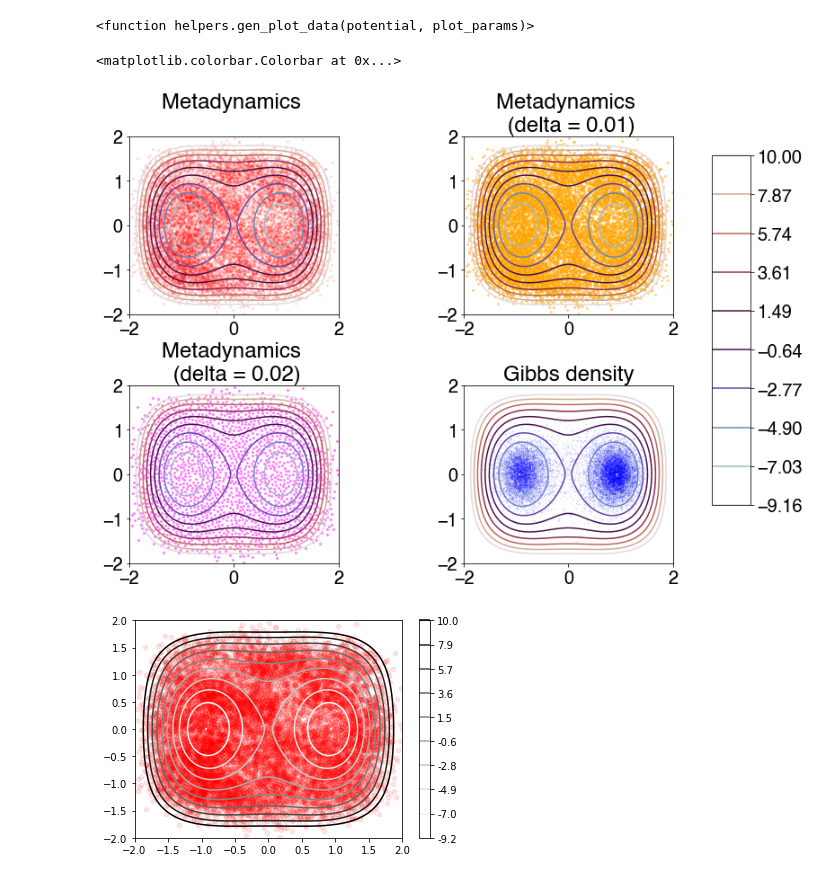
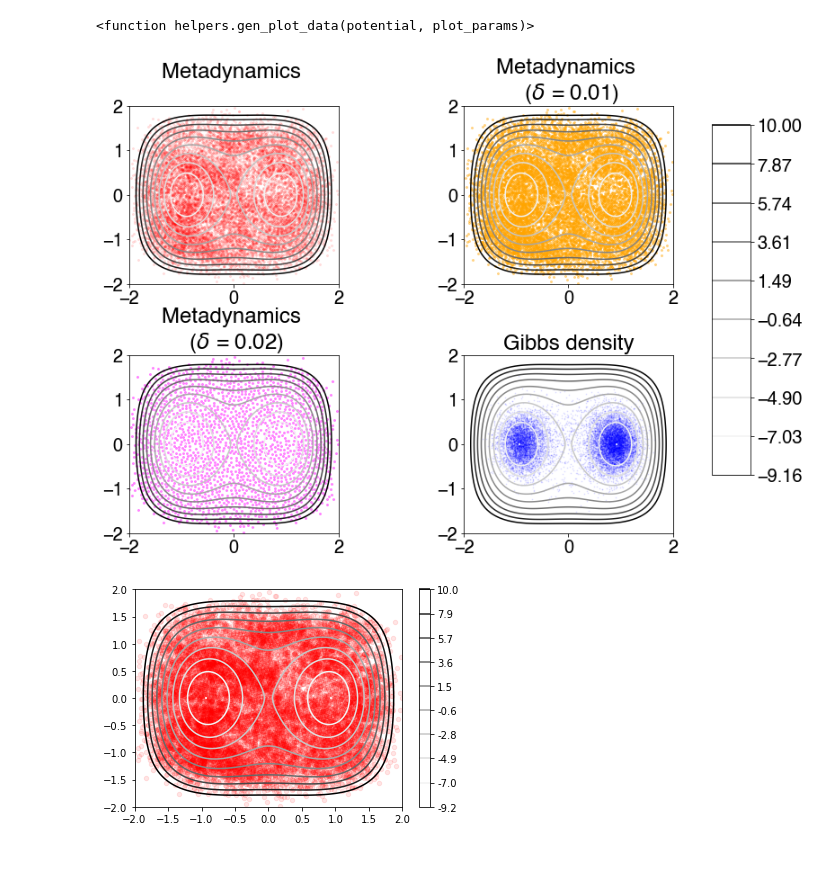
Before and after one commit to ShashankSule/TMDmaps, a Jupyter notebook: Twowell/Error_analysis_twowell.ipynb, the cells around one changed output. Drawn from its saved outputs; the diff is of its cells as text; code cells hidden in the pictures.

```diff
--- a/Twowell/Error_analysis_twowell.ipynb
+++ b/Twowell/Error_analysis_twowell.ipynb
@@ -61,42 +61,41 @@ ymin, ymax = -2.0, 2.0
 nx, ny = 128, 128
 volume = (xmax - xmin)*(ymax - ymin)
 net_1 = helpers.epsilon_net(metad_data, 0.01)[0]
 net_2 = helpers.epsilon_net(metad_data, 0.06)[0]
 
 # Plot potential on a grid
 fig, ((ax1, ax2), (ax3, ax4)) = plt.subplots(2,2, figsize=(12,6))
 plot_params = [nx, ny, xmin, xmax, ymin, ymax]
 [potential_grid, xx, yy] = helpers.gen_plot_data(helpers.twowell_potential, plot_params)
 grid_min = np.min(potential_grid)
 #print("grid minimum is: %d" % grid_min)
 contour_levels = np.linspace(grid_min, 10, 10)
-im = ax1.contour(xx, yy, potential_grid, cmap = 'twilight', levels=contour_levels)
+im = ax1.contour(xx, yy, potential_grid, cmap = 'Greys', levels=contour_levels)
 ax1.scatter(metad_data[0,:], metad_data[1,:], c = 'red', alpha = 0.1, s=4.0)
 ax1.set(title = "Metadynamics \n", xlim = (xmin,xmax),ylim = (ymin, ymax))
-ax2.contour(xx, yy, potential_grid, cmap = 'twilight', levels=contour_levels)
+ax2.contour(xx, yy, potential_grid, cmap = 'Greys', levels=contour_levels)
 ax2.scatter(metad_data[0,net_1], metad_data[1,net_1], c = 'orange', alpha = 0.4, s=4.0)
-ax2.set(title = "Metadynamics \n (delta = 0.01)", xlim = (xmin,xmax),ylim = (ymin, ymax))
-ax3.contour(xx, yy, potential_grid, cmap = 'twilight', levels=contour_levels)
+ax2.set(title = "Metadynamics \n ($\delta$ = 0.01)", xlim = (xmin,xmax),ylim = (ymin, ymax))
+ax3.contour(xx, yy, potential_grid, cmap = 'Greys', levels=contour_levels)
 ax3.scatter(metad_data[0,net_2], metad_data[1,net_2], c = 'magenta', alpha = 0.4, s=4.0)
-ax3.set(title = "Metadynamics \n (delta = 0.02)", xlim = (xmin,xmax),ylim = (ymin, ymax))
-ax4.contour(xx, yy, potential_grid, cmap = 'twilight', levels=contour_levels)
+ax3.set(title = "Metadynamics \n ($\delta$ = 0.02)", xlim = (xmin,xmax),ylim = (ymin, ymax))
+ax4.contour(xx, yy, potential_grid, cmap = 'Greys', levels=contour_levels)
 ax4.scatter(gibbs_data[0,:], gibbs_data[1,:], c = 'blue', alpha = 0.1, s=0.5)
 ax4.set(title = "Gibbs density", xlim = (xmin,xmax),ylim = (ymin, ymax))
 #plt.legend()
 plt.subplots_adjust(left=0.1,
                     bottom=0.1,
                     right=0.9,
                     top=1.2,
                     wspace=0.6,
                     hspace=0.4)
 fig.subplots_adjust(right=0.8)
 cbar_ax = fig.add_axes([0.85, 0.25, 0.05, 0.9])
 fig.colorbar(im, cax=cbar_ax)
-# plt.savefig("twowell_sampling.pdf", bbox_inches="tight")
+plt.savefig("twowell_sampling.pdf", bbox_inches="tight")
 # plt.title("Two-well Potential")
 # %% [output]
-<matplotlib.colorbar.Colorbar at 0x...>
-[figure, old version]
+[figure, new version]
 # %%
 fig1, ax1 = plt.subplots()
 
```
Also changed, not shown: parts of 3 cells of this notebook, 34 other files.
